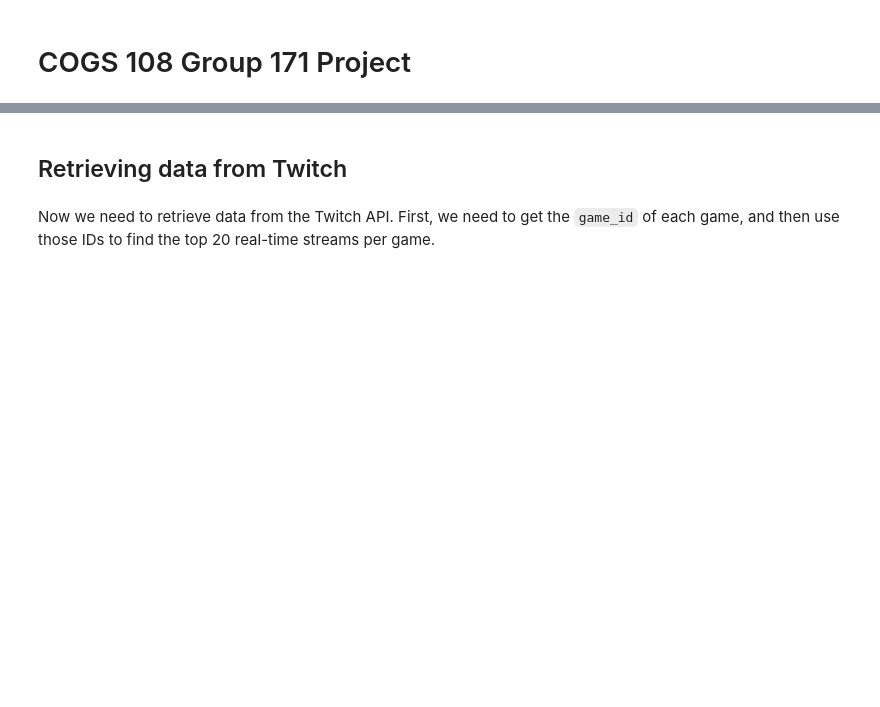
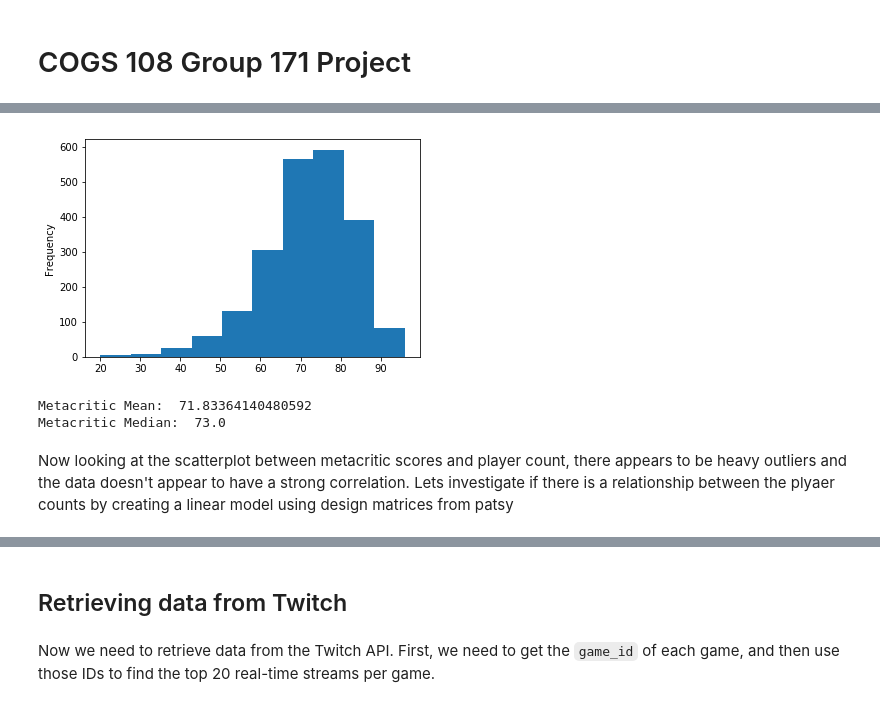
Before and after one commit to R3adOnlyJoe/COGS108-project, a Jupyter notebook: FinalProject_group171.ipynb, the cells around one changed output, grey strips where cells are left out. Saved outputs shown, nothing was run; the diff lists cells and outputs as text; code cells hidden in the pictures; blank space fills up the shorter version.

```diff
--- a/FinalProject_group171.ipynb
+++ b/FinalProject_group171.ipynb
@@ -41,0 +108,14 @@ Here we can see that we have 2,194 game titles in our dataset with valid Metacri
+# %%
+plt.figure()
+steam_df.Metacritic.plot.hist()
+f3 = plt.gcf()
+# %% [output]
+[figure, added]
+# %%
+print('Metacritic Mean: ' , steam_df.Metacritic.values.mean())
+print('Metacritic Median: ' , np.median(steam_df.Metacritic.values))
+# %% [output]
+Metacritic Mean:  71.83364140480592
+Metacritic Median:  73.0
+# %% [markdown]
+Now looking at the scatterplot between metacritic scores and player count, there appears to be heavy outliers and the data doesn't appear to have a strong correlation. Lets investigate if there is a relationship between the plyaer counts by creating a linear model using design matrices from patsy
```
Also changed, not shown: parts of 42 cells of this notebook.
